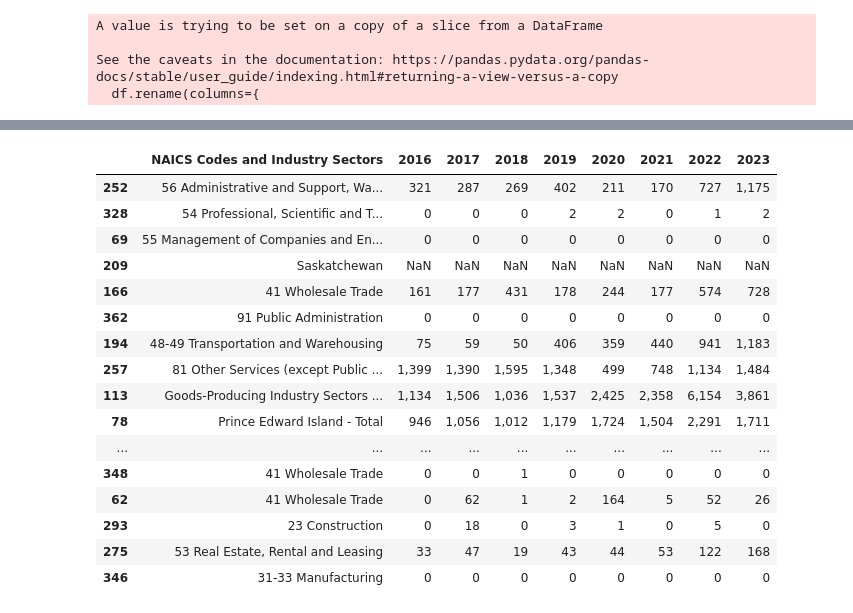
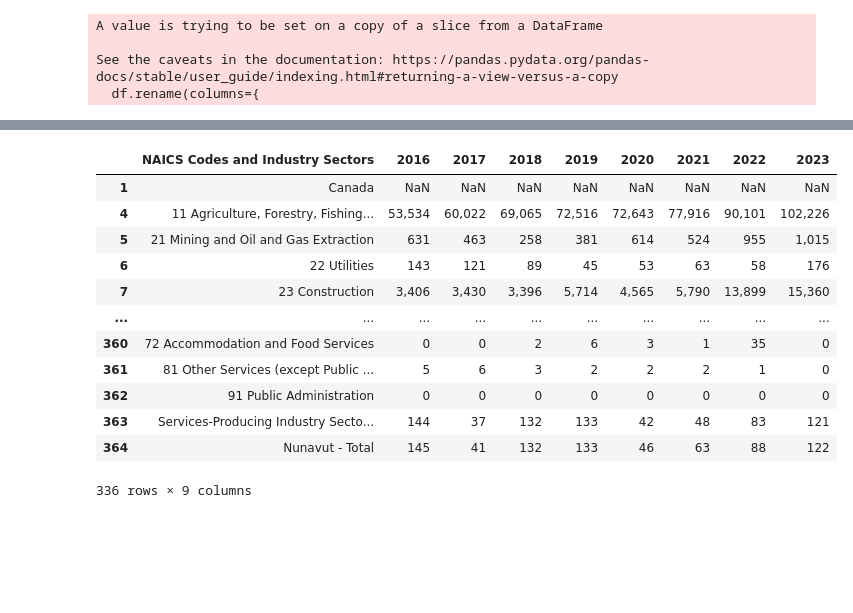
Before and after one commit to JohnNguyenAnh/LMIA_evaluation_project, a Jupyter notebook: EDA data/clenaing_data_table06.ipynb, the cells around one changed output, grey strips where cells are left out. Cells and saved outputs as stored; diff of their text form; code cells hidden in the pictures; blank space fills up the shorter version.

```diff
--- a/EDA data/clenaing_data_table06.ipynb
+++ b/EDA data/clenaing_data_table06.ipynb
@@ -79,23 +79,22 @@ df.head(30)
 | 27 | Newfoundland and Labrador | NaN | NaN | NaN | NaN | NaN | NaN | NaN | NaN |
 | 28 | NAICS Codes and Industry Sectors | NaN | NaN | NaN | NaN | NaN | NaN | NaN | NaN |
 | 29 | NaN | 2016 | 2017 | 2018 | 2019 | 2020 | 2021 | 2022 | 2023 |
+# %%
+df =df.dropna(how='all')
+df = df[~df['NAICS Codes and Industry Sectors'].str.contains('NAICS', na=True)]
 # %%
-df.sample(20)
+df
 # %% [output]
 |  | NAICS Codes and Industry Sectors | 2016 | 2017 | 2018 | 2019 | 2020 | 2021 | 2022 | 2023 |
-| 252 | 56 Administrative and Support, Wa... | 321 | 287 | 269 | 402 | 211 | 170 | 727 | 1,175 |
-| 328 | 54 Professional, Scientific and T... | 0 | 0 | 0 | 2 | 2 | 0 | 1 | 2 |
-| 69 | 55 Management of Companies and En... | 0 | 0 | 0 | 0 | 0 | 0 | 0 | 0 |
-| 209 | Saskatchewan | NaN | NaN | NaN | NaN | NaN | NaN | NaN | NaN |
-| 166 | 41 Wholesale Trade | 161 | 177 | 431 | 178 | 244 | 177 | 574 | 728 |
+| 1 | Canada | NaN | NaN | NaN | NaN | NaN | NaN | NaN | NaN |
+| 4 | 11 Agriculture, Forestry, Fishing... | 53,534 | 60,022 | 69,065 | 72,516 | 72,643 | 77,916 | 90,101 | 102,226 |
+| 5 | 21 Mining and Oil and Gas Extraction | 631 | 463 | 258 | 381 | 614 | 524 | 955 | 1,015 |
+| 6 | 22 Utilities | 143 | 121 | 89 | 45 | 53 | 63 | 58 | 176 |
+| 7 | 23 Construction | 3,406 | 3,430 | 3,396 | 5,714 | 4,565 | 5,790 | 13,899 | 15,360 |
+| ... | ... | ... | ... | ... | ... | ... | ... | ... | ... |
+| 360 | 72 Accommodation and Food Services | 0 | 0 | 2 | 6 | 3 | 1 | 35 | 0 |
+| 361 | 81 Other Services (except Public ... | 5 | 6 | 3 | 2 | 2 | 2 | 1 | 0 |
 | 362 | 91 Public Administration | 0 | 0 | 0 | 0 | 0 | 0 | 0 | 0 |
-| 194 | 48-49 Transportation and Warehousing | 75 | 59 | 50 | 406 | 359 | 440 | 941 | 1,183 |
-| 257 | 81 Other Services (except Public ... | 1,399 | 1,390 | 1,595 | 1,348 | 499 | 748 | 1,134 | 1,484 |
-| 113 | Goods-Producing Industry Sectors ... | 1,134 | 1,506 | 1,036 | 1,537 | 2,425 | 2,358 | 6,154 | 3,861 |
-| 78 | Prince Edward Island - Total | 946 | 1,056 | 1,012 | 1,179 | 1,724 | 1,504 | 2,291 | 1,711 |
-| ... | ... | ... | ... | ... | ... | ... | ... | ... | ... |
-| 348 | 41 Wholesale Trade | 0 | 0 | 1 | 0 | 0 | 0 | 0 | 0 |
-| 62 | 41 Wholesale Trade | 0 | 62 | 1 | 2 | 164 | 5 | 52 | 26 |
-| 293 | 23 Construction | 0 | 18 | 0 | 3 | 1 | 0 | 5 | 0 |
-| 275 | 53 Real Estate, Rental and Leasing | 33 | 47 | 19 | 43 | 44 | 53 | 122 | 168 |
-| 346 | 31-33 Manufacturing | 0 | 0 | 0 | 0 | 0 | 0 | 0 | 0 |
+| 363 | Services-Producing Industry Secto... | 144 | 37 | 132 | 133 | 42 | 48 | 83 | 121 |
+| 364 | Nunavut - Total | 145 | 41 | 132 | 133 | 46 | 63 | 88 | 122 |
+336 rows × 9 columns
```
Also changed, not shown: parts of 10 cells of this notebook, 23 other files.
